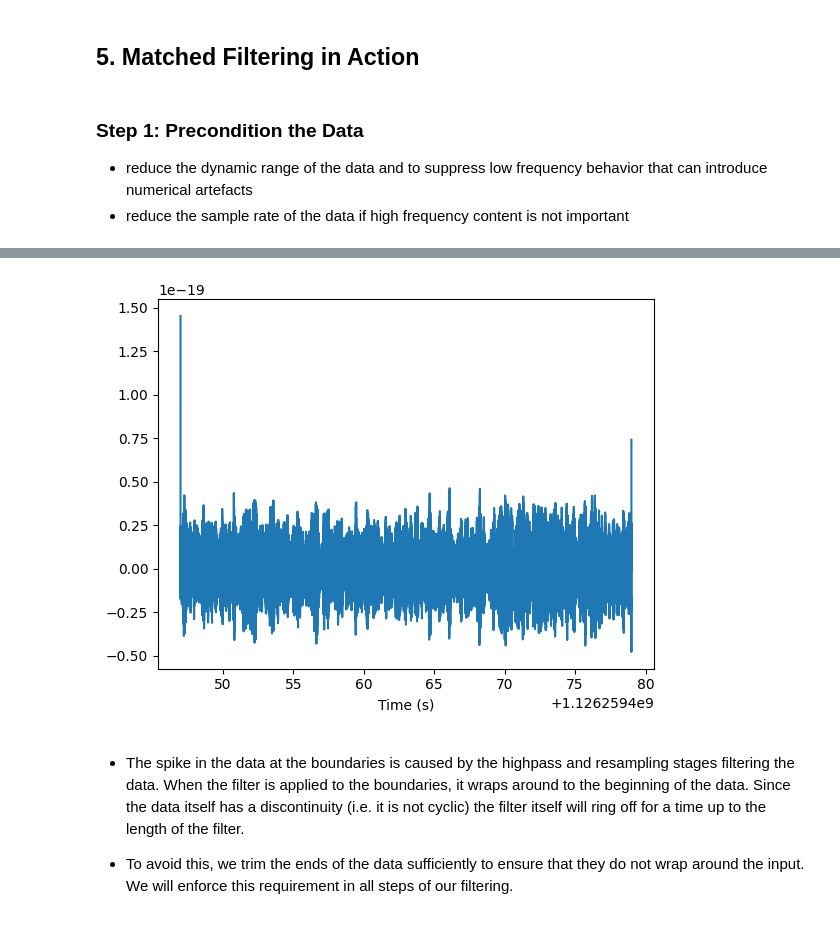
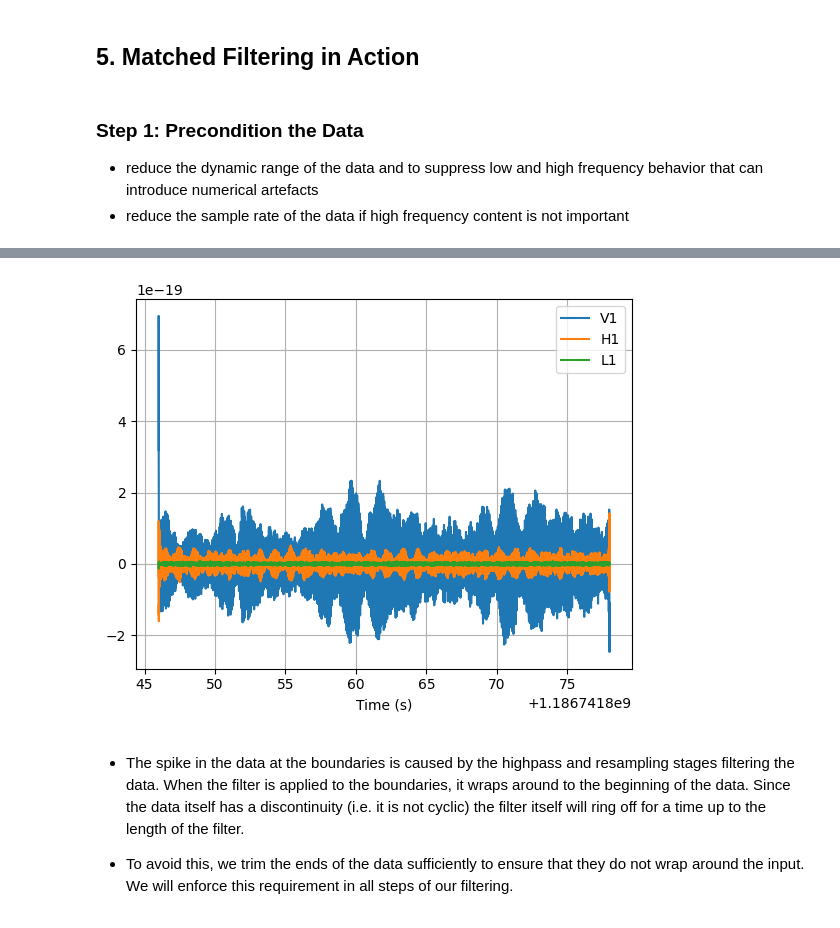
Before and after one commit to Heiley-W/Gravitational-Wave-Open-Data-Workshop, a Jupyter notebook: summary/GW3_Generate_Waveform_and_Matched_Filtering.ipynb, the cells around one changed output, grey strips where cells are left out. Drawn from its saved outputs; the diff is of its cells as text; code cells hidden in the pictures.

```diff
--- a/summary/GW3_Generate_Waveform_and_Matched_Filtering.ipynb
+++ b/summary/GW3_Generate_Waveform_and_Matched_Filtering.ipynb
@@ -158,23 +158,31 @@ pylab.show()
 ## 5. Matched Filtering in Action
 # %% [markdown]
 ### Step 1: Precondition the Data
-- reduce the dynamic range of the data and to suppress low frequency behavior that can introduce numerical artefacts
+- reduce the dynamic range of the data and to suppress low and high frequency behavior that can introduce numerical artefacts
 - reduce the sample rate of the data if high frequency content is not important
 # %%
 from pycbc.catalog import Merger
 from pycbc.filter import resample_to_delta_t, highpass
 
 # As an example we use the GW150914 data
-merger = Merger("GW150914")
+merger = Merger("GW170814")
 
-# Get the data from the Hanford detector
-strain = merger.strain('H1')
+# Specify detectors
+ifos = ['V1','H1','L1']
 
-# Remove the low frequency content and downsample the data to 2048Hz
-strain = highpass(strain, 15.0)
-strain = resample_to_delta_t(strain, 1.0/2048)
+# Get filtered data
+for ifo in ifos:
+    # Obtain strain data
+    strain = merger.strain(ifo)
 
-pylab.plot(strain.sample_times, strain)
+    # Remove the low frequency content and downsample the data to 2048Hz
+    strain = highpass(strain, 15)
+    strain = resample_to_delta_t(strain, 1.0/2048)
+
+    pylab.plot(strain.sample_times, strain, label=ifo)
+
 pylab.xlabel('Time (s)')
+pylab.grid()
+pylab.legend()
 pylab.show()
 # %% [output]
@@ -185,4 +189,4 @@ WARNING:pycbc.io:Failed on attempt 4 to download http://gwosc.org/eventapi/json/
-[figure, old version]
+[figure, new version]
 # %% [markdown]
 - The spike in the data at the boundaries is caused by the highpass and resampling stages filtering the data. When the filter is applied to the boundaries, it wraps around to the beginning of the data. Since the data itself has a discontinuity (i.e. it is not cyclic) the filter itself will ring off for a time up to the length of the filter.
 
```
Also changed, not shown: parts of 21 cells of this notebook.
